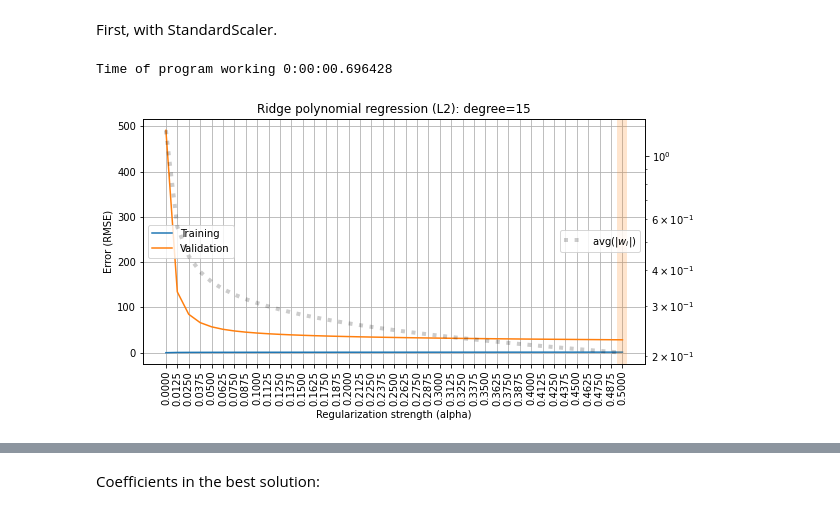
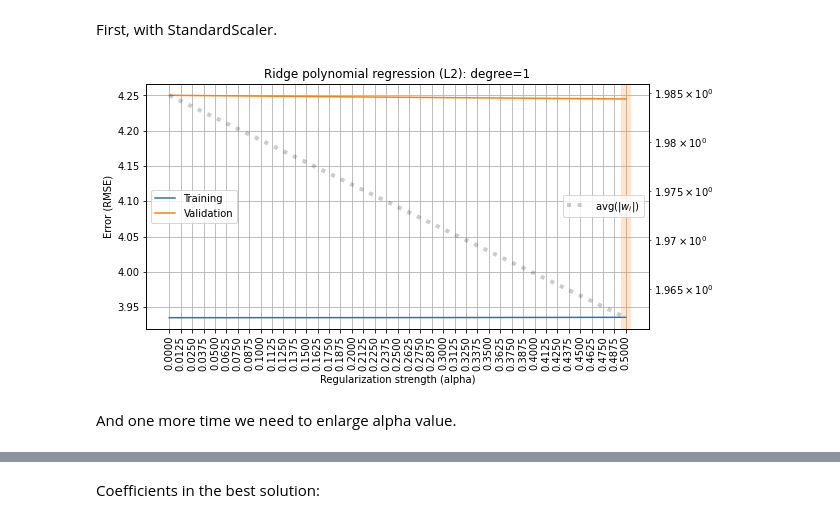
Before and after one commit to TekaLishoo/ML_homeworks_2, a Jupyter notebook: overfitting_regularization.ipynb, the cells around one changed output, grey strips where cells are left out. Drawn from its saved outputs; the diff is of its cells as text; code cells hidden in the pictures.

```diff
--- a/overfitting_regularization.ipynb
+++ b/overfitting_regularization.ipynb
@@ -810,0 +804,2 @@ Let's print coefficients for models where alpha is the best (0.4875).
+# %%
+ALPHAS_2 = np.linspace(0., 1.0, 1 + 50)
@@ -811,11 +833,10 @@ Let's print coefficients for models where alpha is the best (0.4875).
 # %%
-results = cross_validate(make_model(degree=15, penalty='L1', \
-                                                   alpha=0.4875),
+results = cross_validate(make_model(degree=1, penalty='L1', \
+                                                   alpha=0.5),
                              X_hw, y_hw, cv=5,
                              return_train_score=True, return_estimator=True,
                              scoring='neg_root_mean_squared_error')
-coeff_scaler = []
+
 for model in results['estimator']:
-    coeff_scaler.append(np.mean(np.abs(model['reg'].coef_)))
-coeff_scaler
+    print(np.abs(model['reg'].coef_))
 # %% [output]
@@ -828,9 +849,9 @@ coeff_scaler
 Now let's repeat the same steps but for model without StandardScaler:
 # %%
 rmse_train, rmse_valid, avg_coef = [], [], []
-start_time = datetime.now()
+
 for alpha in ALPHAS:
-    results = cross_validate(make_model_without_scaler(degree=15, penalty='L1', alpha=alpha),
+    results = cross_validate(make_model_without_scaler(degree=1, penalty='L1', alpha=alpha),
                              X_hw, y_hw, cv=5,
                              return_train_score=True, return_estimator=True,
                              scoring='neg_root_mean_squared_error')
@@ -844,9 +865,9 @@ for alpha in ALPHAS:
             for model in results['estimator']
         ]))
 
-print(f'Time of program working {datetime.now() - start_time}')
+
 plot_fitting_graph(ALPHAS, rmse_train, rmse_valid,
                    xlabel='Regularization strength (alpha)', ylabel='Error (RMSE)',
                    custom_metric=avg_coef, custom_label='avg(|$w_i$|)',
-                   title='Lasso polynomial regression (L1) without StandardScaler: degree=15')
+                   title='Lasso polynomial regression (L1) without StandardScaler: degree=1')
 # %% [output]
@@ -859,13 +877,12 @@ And the time of cicle working is much more large now (17,5 min compared to 9 sec
 # %% [markdown]
 Let's print the coefficients now:
 # %%
-results = cross_validate(make_model_without_scaler(degree=15, penalty='L1', \
-                                                   alpha=0.0125),
+results = cross_validate(make_model_without_scaler(degree=1, penalty='L1', \
+                                                   alpha=0.0),
                              X_hw, y_hw, cv=5,
                              return_train_score=True, return_estimator=True,
                              scoring='neg_root_mean_squared_error')
-coeff_without_scaler = []
+
 for model in results['estimator']:
-    coeff_without_scaler.append(np.mean(np.abs(model['reg'].coef_)))
-coeff_without_scaler
+    print(np.abs(model['reg'].coef_))
 # %% [output]
@@ -886,27 +903,28 @@ And now the same for L2 regularizer.
 First, with StandardScaler.
 # %%
 rmse_train, rmse_valid, avg_coef = [], [], []
-start_time = datetime.now()
+
 for alpha in ALPHAS:
-    results = cross_validate(make_model(degree=15, penalty='L2', alpha=alpha),
+    results = cross_validate(make_model(degree=1, penalty='L2', alpha=alpha),
                              X_hw, y_hw, cv=5,
                              return_train_score=True, return_estimator=True,
                              scoring='neg_root_mean_squared_error')
     rmse_train.append(-np.mean(results['train_score']))
     rmse_valid.append(-np.mean(results['test_score']))
     avg_coef.append(
         # average over CV folds
         np.mean([
             # mean absolute value of weights
             np.mean(np.abs(model['reg'].coef_))
             for model in results['estimator']
         ]))
 
-print(f'Time of program working {datetime.now() - start_time}')
+
 plot_fitting_graph(ALPHAS, rmse_train, rmse_valid,
                    xlabel='Regularization strength (alpha)', ylabel='Error (RMSE)',
                    custom_metric=avg_coef, custom_label='avg(|$w_i$|)',
-                   title='Ridge polynomial regression (L2): degree=15')
+                   title='Ridge polynomial regression (L2): degree=1')
 # %% [output]
-Time of program working 0:00:00.696428
-[figure, old version]
+[figure, new version]
+# %% [markdown]
+And one more time we need to enlarge alpha value.
```
Also changed, not shown: parts of 32 cells of this notebook.
